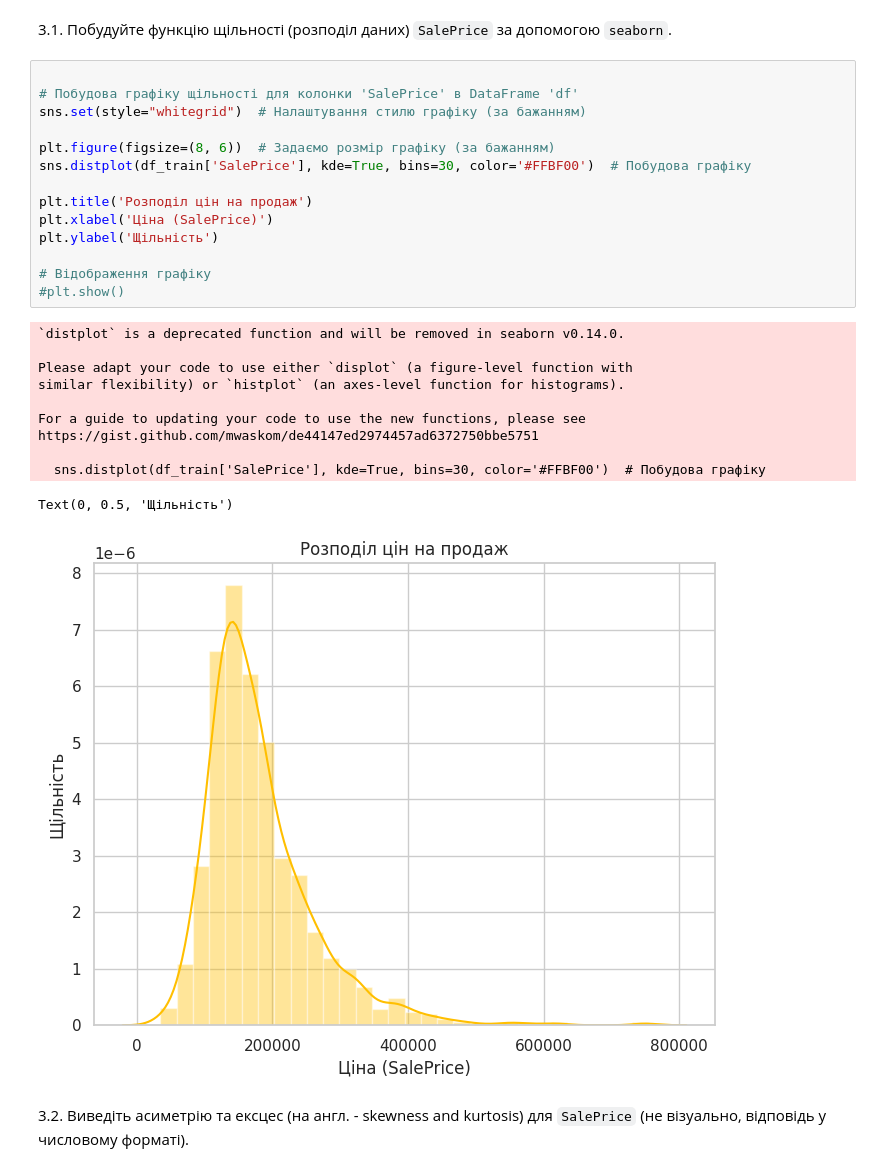
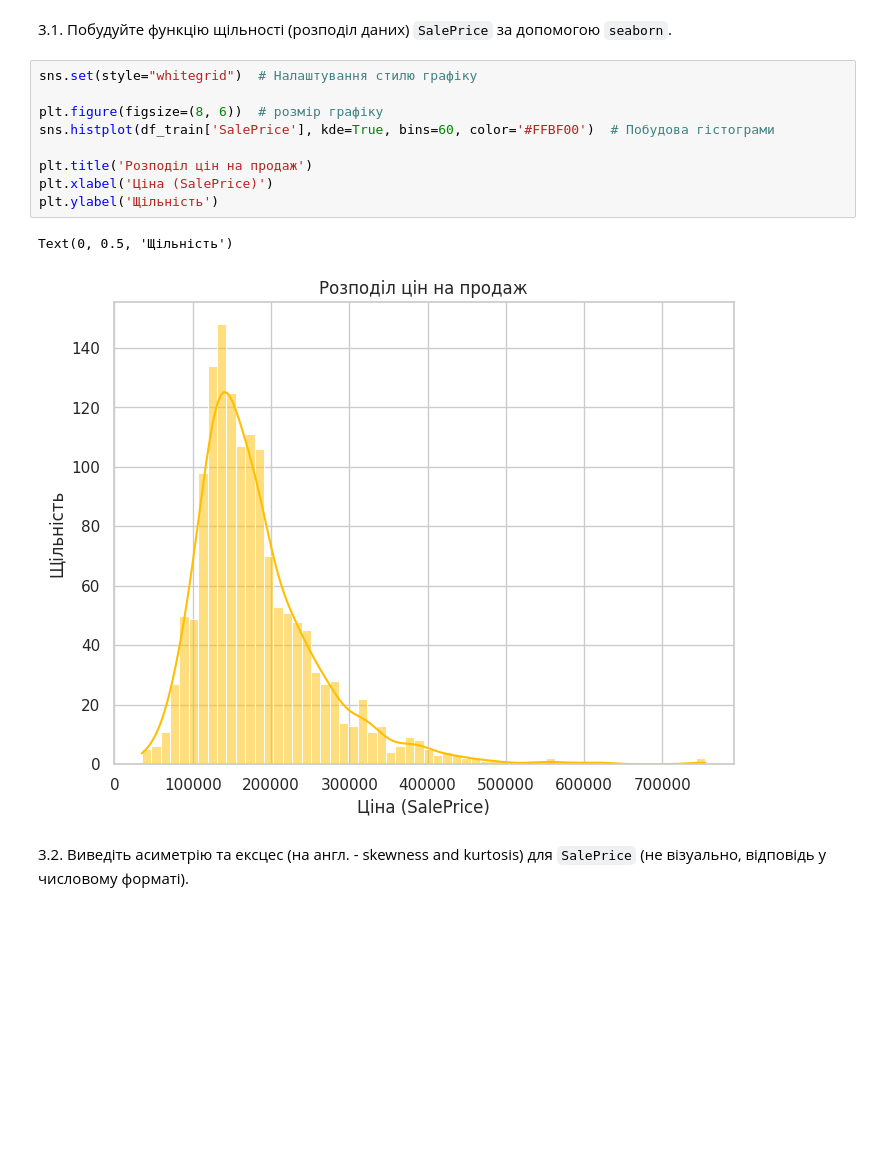
Before and after one commit to lesyayu/robot_deams-_sheets, a Jupyter notebook: hw_3_alm_done.ipynb, the cells around one changed output. Saved outputs shown, nothing was run; the diff lists cells and outputs as text; blank space fills up the shorter version.

```diff
--- a/hw_3_alm_done.ipynb
+++ b/hw_3_alm_done.ipynb
@@ -85,32 +76,18 @@ df_train.shape
 Найкраще моделюються змінні, близькі до нормального розподілу.
 # %% [markdown]
 3.1. Побудуйте функцію щільності (розподіл даних) `SalePrice` за допомогою `seaborn`.
-# %%
-
-# Побудова графіку щільності для колонки 'SalePrice' в DataFrame 'df'
-sns.set(style="whitegrid")  # Налаштування стилю графіку (за бажанням)
-
-plt.figure(figsize=(8, 6))  # Задаємо розмір графіку (за бажанням)
-sns.distplot(df_train['SalePrice'], kde=True, bins=30, color='#FFBF00')  # Побудова графіку
-
-plt.title('Розподіл цін на продаж')
-plt.xlabel('Ціна (SalePrice)')
-plt.ylabel('Щільність')
-
-# Відображення графіку
-#plt.show()
-# %% [output]
-`distplot` is a deprecated function and will be removed in seaborn v0.14.0.
-
-Please adapt your code to use either `displot` (a figure-level function with
-similar flexibility) or `histplot` (an axes-level function for histograms).
-
-For a guide to updating your code to use the new functions, please see
-https://gist.github.com/mwaskom/de44147ed2974457ad6372750bbe5751
-
-  sns.distplot(df_train['SalePrice'], kde=True, bins=30, color='#FFBF00')  # Побудова графіку
-Text(0, 0.5, 'Щільність')
-[figure, removed]
+# %%
+sns.set(style="whitegrid")  # Налаштування стилю графіку
+
+plt.figure(figsize=(8, 6))  # розмір графіку
+sns.histplot(df_train['SalePrice'], kde=True, bins=60, color='#FFBF00')  # Побудова гістограми
+
+plt.title('Розподіл цін на продаж')
+plt.xlabel('Ціна (SalePrice)')
+plt.ylabel('Щільність')
+# %% [output]
+Text(0, 0.5, 'Щільність')
+[figure, added]
 # %% [markdown]
 3.2. Виведіть асиметрію та ексцес (на англ. - skewness and kurtosis) для `SalePrice` (не візуально, відповідь у числовому форматі).
 # %%
```
Also changed, not shown: parts of 11 cells of this notebook.
